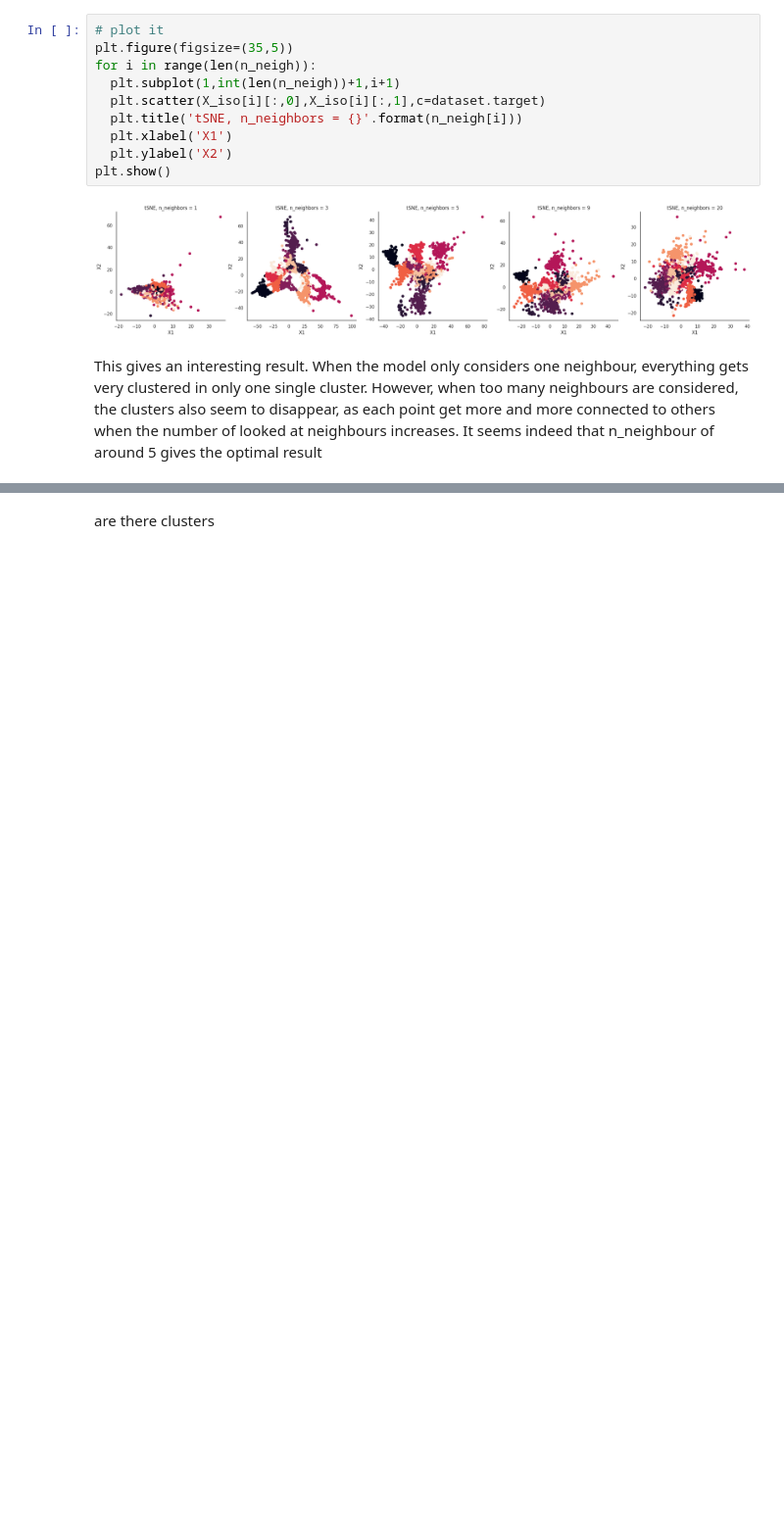
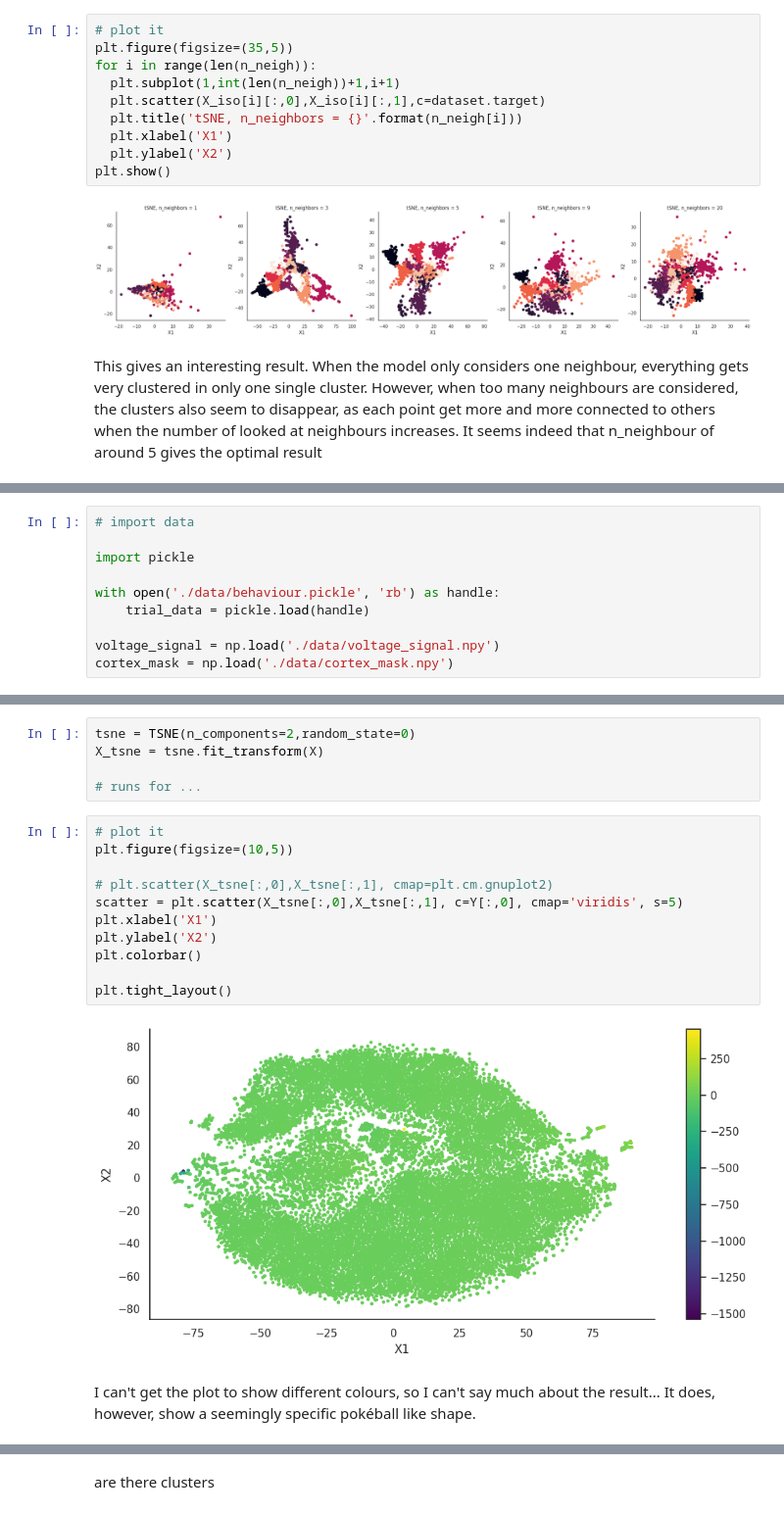
Before and after one commit to irenetiem/population-methods-IT, a Jupyter notebook: 03-dimensionality-reduction/exercises.ipynb, the cells around one changed output, grey strips where cells are left out. Shown at 98% size. Cells and saved outputs as stored; diff of their text form; blank space fills up the shorter version.

```diff
--- a/03-dimensionality-reduction/exercises.ipynb
+++ b/03-dimensionality-reduction/exercises.ipynb
@@ -410,0 +401,10 @@ X_tsne.shape
+# %%
+# import data
+
+import pickle
+
+with open('./data/behaviour.pickle', 'rb') as handle:
+    trial_data = pickle.load(handle)
+
+voltage_signal = np.load('./data/voltage_signal.npy')
+cortex_mask = np.load('./data/cortex_mask.npy')
@@ -411 +430,21 @@ X_tsne.shape
+# %%
+tsne = TSNE(n_components=2,random_state=0)
+X_tsne = tsne.fit_transform(X)
+
+# runs for ...
+# %%
+# plot it
+plt.figure(figsize=(10,5))
+
+# plt.scatter(X_tsne[:,0],X_tsne[:,1], cmap=plt.cm.gnuplot2)
+scatter = plt.scatter(X_tsne[:,0],X_tsne[:,1], c=Y[:,0], cmap='viridis', s=5)
+plt.xlabel('X1')
+plt.ylabel('X2')
+plt.colorbar()
+
+plt.tight_layout()
+# %% [output]
+[figure, added]
+# %% [markdown]
+I can't get the plot to show different colours, so I can't say much about the result... It does, however, show a seemingly specific pokéball like shape.
 # %%
```
Also changed, not shown: parts of 15 cells of this notebook.
